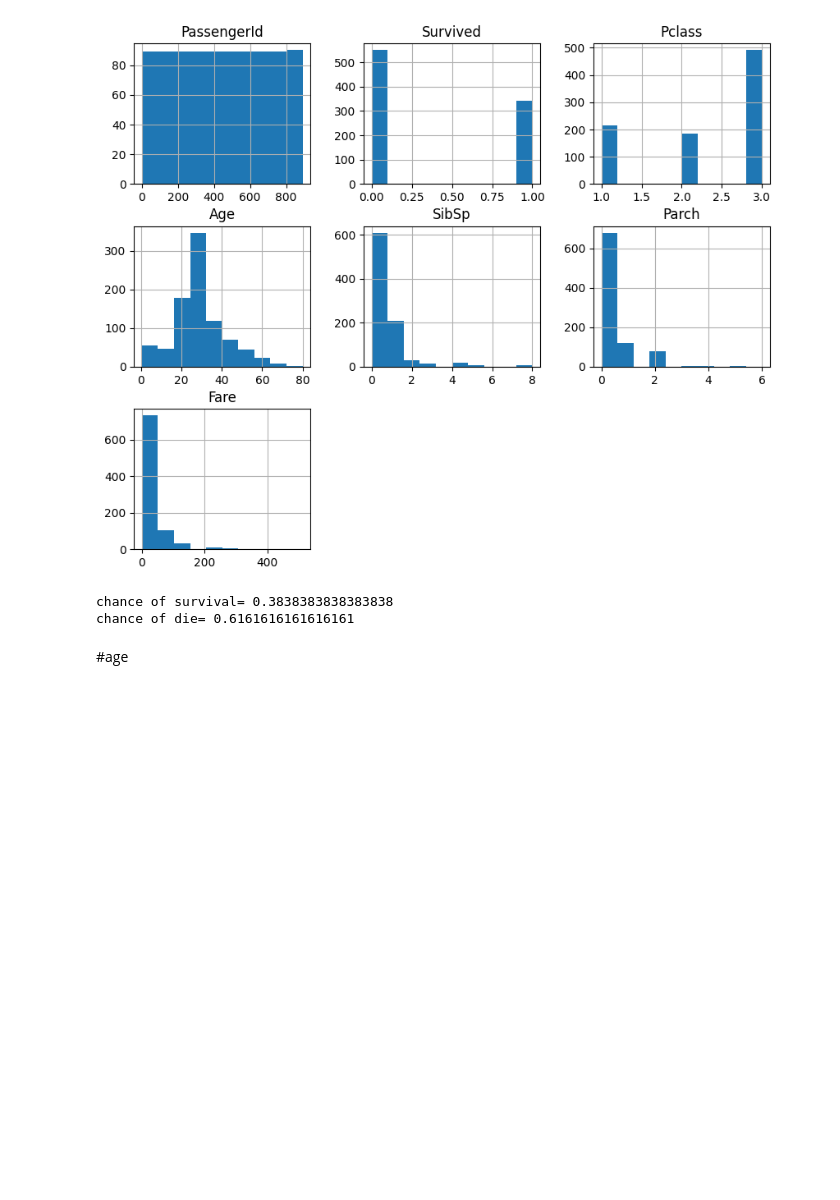
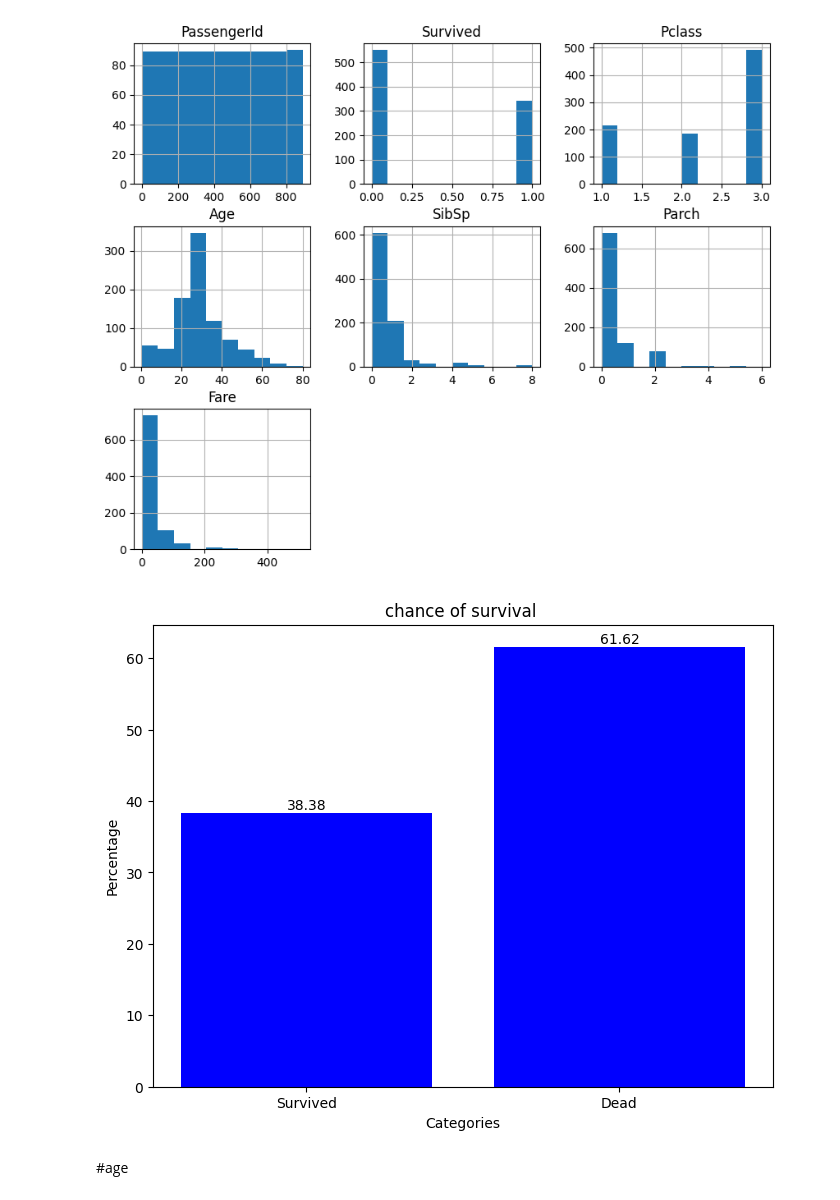
Before and after one commit to NazaninSaadatMoghaddam1993/Titanik_kaggle_competition, a Jupyter notebook: titanic_analysis.ipynb, the cells around one changed output. Saved outputs shown, nothing was run; the diff lists cells and outputs as text; code cells hidden in the pictures; blank space fills up the shorter version.

```diff
--- a/titanic_analysis.ipynb
+++ b/titanic_analysis.ipynb
@@ -33,12 +71,32 @@ data_f.hist(figsize=(10, 8))
 plt.show()
 # %% [output]
 [figure]
-# %%
-print('chance of survival=',len(data_f[data_f['Survived']==1])/len(data_f))
-print('chance of die=',len(data_f[data_f['Survived']==0])/len(data_f))
-# %% [output]
-chance of survival= 0.3838383838383838
-chance of die= 0.6161616161616161
+# %%
+categories = ['Survived', 'Dead']
+values = [len(data_f[data_f['Survived']==1]), len(data_f[data_f['Survived']==0])]  # These are counts or values, not percentages
+
+# Calculate percentages
+total = sum(values)
+percentages = [(value / total) * 100 for value in values]
+
+# Create the bar chart
+plt.figure(figsize=(8, 6))
+bars = plt.bar(categories, percentages, color='blue')
+
+# Add percentages as text on top of the bars
+for bar in bars:
+    yval = bar.get_height()
+    plt.text(bar.get_x() + bar.get_width()/2, yval, round(yval, 2), ha='center', va='bottom', fontsize=10, color='black')
+
+# Add labels and title
+plt.xlabel('Categories')
+plt.ylabel('Percentage')
+plt.title('chance of survival ')
+
+# Show the chart
+plt.show()
+# %% [output]
+[figure, added]
 # %% [markdown]
 #age
 # %%
```
Also changed, not shown: parts of 15 cells of this notebook.
